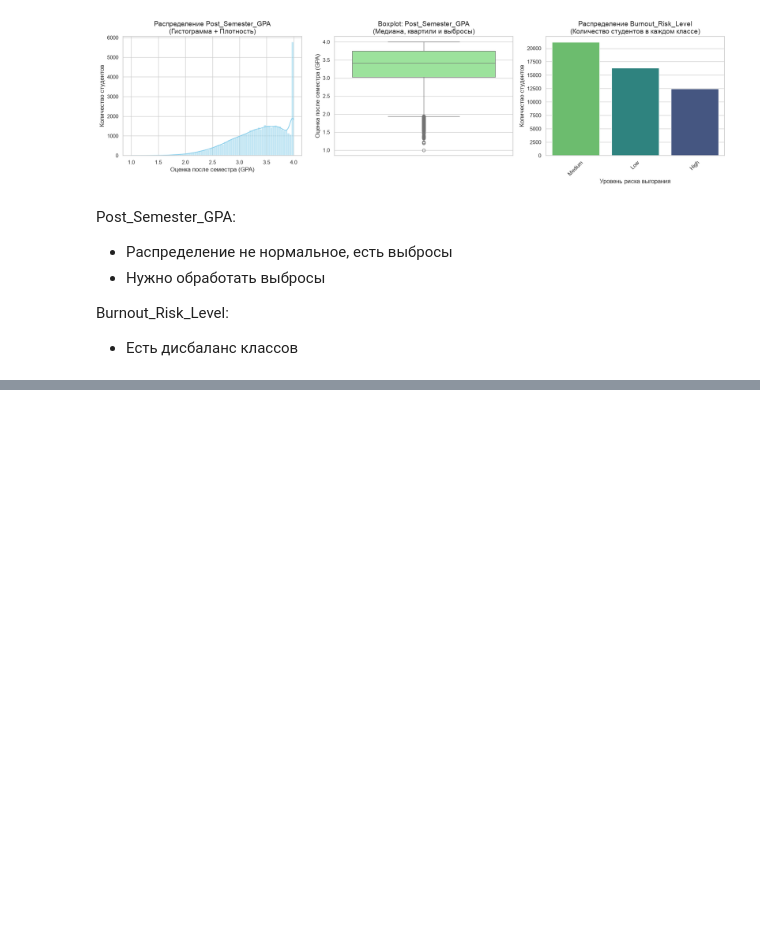
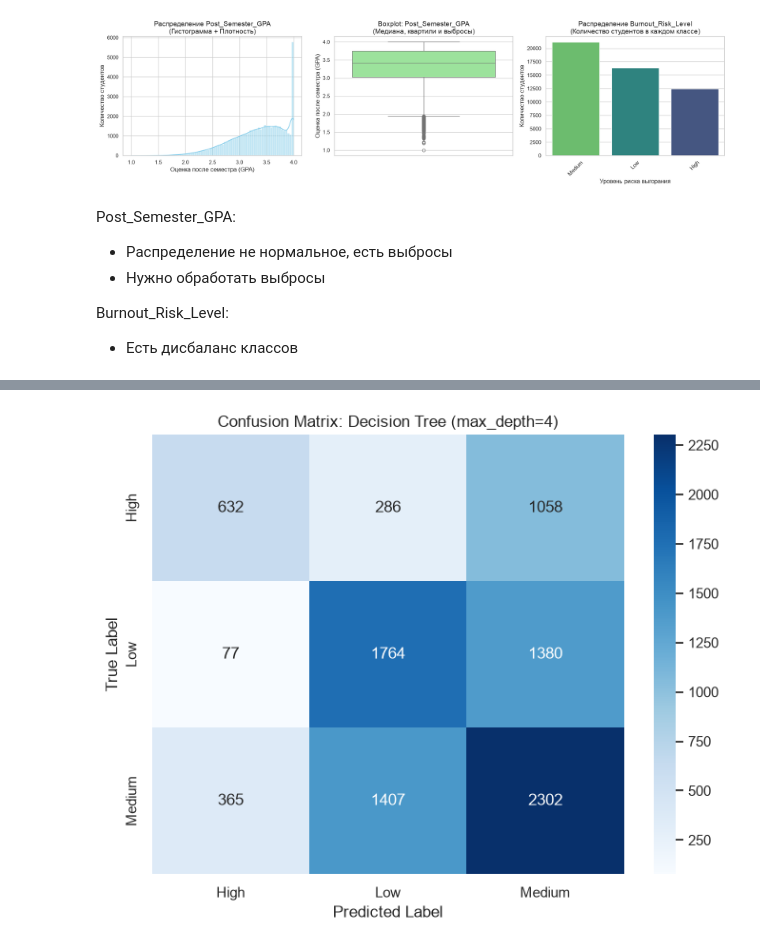
Before and after one commit to tsergey88/Inopolis, a Jupyter notebook: HW - Random Forest/Timushev_Sergei.ipynb, the cells around one changed output, grey strips where cells are left out. Saved outputs shown, nothing was run; the diff lists cells and outputs as text; code cells hidden in the pictures; blank space fills up the shorter version.

Commit message:
finished HW-Random Forest

```diff
--- a/HW - Random Forest/Timushev_Sergei.ipynb
+++ b/HW - Random Forest/Timushev_Sergei.ipynb
@@ -184,0 +437,92 @@ plt.show()
+# %%
+import matplotlib.pyplot as plt
+import seaborn as sns
+
+from sklearn.model_selection import train_test_split
+from sklearn.tree import DecisionTreeClassifier
+from sklearn.ensemble import RandomForestClassifier
+from sklearn.metrics import accuracy_score, confusion_matrix, classification_report
+
+y_clf = df['Burnout_Risk_Level']
+
+features_to_drop_clf = ['Student_ID', 'Post_Semester_GPA', 'Burnout_Risk_Level', 'GPA_Change']
+
+X_clf = df_trees.drop(columns=[col for col in features_to_drop_clf if col in df_trees.columns])
+
+X_train_clf, X_test_clf, y_train_clf, y_test_clf = train_test_split(
+    X_clf, y_clf, test_size=0.2, random_state=42, stratify=y_clf
+)
+
+print(f"Размер обучающей выборки: {X_train_clf.shape}")
+print(f"Размер тестовой выборки: {X_test_clf.shape}")
+print(f"Распределение классов в train:\n{y_train_clf.value_counts()}")
+
+dt_clf = DecisionTreeClassifier(max_depth=4, random_state=42)
+dt_clf.fit(X_train_clf, y_train_clf)
+y_pred_dt_clf = dt_clf.predict(X_test_clf)
+
+rf_clf = RandomForestClassifier(n_estimators=100, random_state=42)
+rf_clf.fit(X_train_clf, y_train_clf)
+y_pred_rf_clf = rf_clf.predict(X_test_clf)
+
+def evaluate_classification(y_true, y_pred, model_name, classes):
+    print(f"{'='*60}")
+    print(f"Модель: {model_name}")
+    print(f"{'='*60}")
+
+    accuracy = accuracy_score(y_true, y_pred)
+    print(f"Accuracy: {accuracy:.4f}\n")
+
+    cm = confusion_matrix(y_true, y_pred, labels=classes)
+    plt.figure(figsize=(8, 6))
+    sns.heatmap(cm, annot=True, fmt='d', cmap='Blues',
+                xticklabels=classes, yticklabels=classes)
+    plt.xlabel('Predicted Label')
+    plt.ylabel('True Label')
+    plt.title(f'Confusion Matrix: {model_name}')
+    plt.show()
+
+    print("Classification Report:")
+    print(classification_report(y_true, y_pred, labels=classes))
+
+classes = sorted(df['Burnout_Risk_Level'].unique())
+
+evaluate_classification(y_test_clf, y_pred_dt_clf, "Decision Tree (max_depth=4)", classes)
+
+evaluate_classification(y_test_clf, y_pred_rf_clf, "Random Forest (n_estimators=100)", classes)
+
+
+
+# Попробуем улучшить показатели классификации
+
+dt_balanced = DecisionTreeClassifier(
+    class_weight='balanced',
+    random_state=42
+)
+dt_balanced.fit(X_train_clf, y_train_clf)
+y_pred_dt_balanced = dt_balanced.predict(X_test_clf)
+
+rf_balanced = RandomForestClassifier(
+    n_estimators=100,
+    class_weight='balanced',
+    random_state=42
+)
+rf_balanced.fit(X_train_clf, y_train_clf)
+y_pred_rf_balanced = rf_balanced.predict(X_test_clf)
+
+print("\n--- Decision Tree (БЕЗ балансировки) ---")
+print(f"Accuracy: {accuracy_score(y_test_clf, y_pred_dt_clf):.4f}")
+print(classification_report(y_test_clf, y_pred_dt_clf))
+
+print("\n--- Decision Tree (С class_weight='balanced') ---")
+print(f"Accuracy: {accuracy_score(y_test_clf, y_pred_dt_balanced):.4f}")
+print(classification_report(y_test_clf, y_pred_dt_balanced))
+
+print("\n--- Random Forest (БЕЗ балансировки) ---")
+print(f"Accuracy: {accuracy_score(y_test_clf, y_pred_rf_clf):.4f}")
+print(classification_report(y_test_clf, y_pred_rf_clf))
+
+print("\n--- Random Forest (С class_weight='balanced') ---")
+print(f"Accuracy: {accuracy_score(y_test_clf, y_pred_rf_balanced):.4f}")
+print(classification_report(y_test_clf, y_pred_rf_balanced))
+# %% [output]
@@ -184,0 +541 @@ plt.show()
+[figure, added]
```
Also changed, not shown: parts of 8 cells of this notebook.
